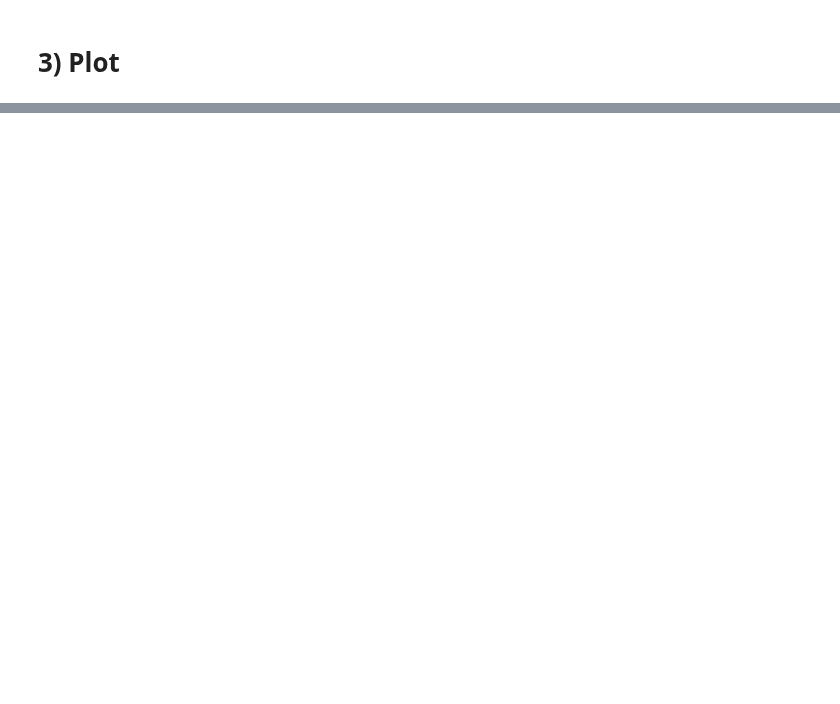
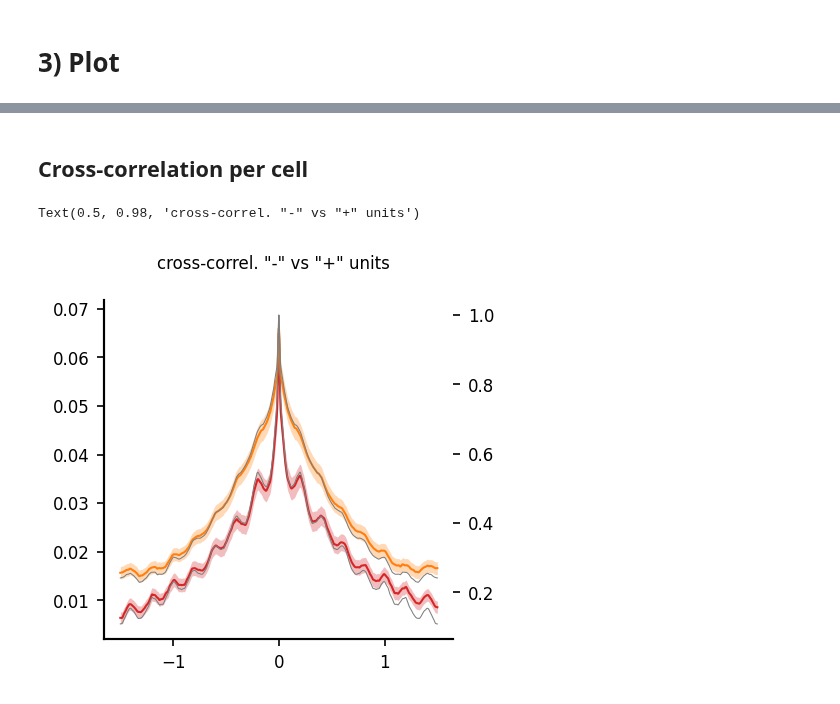
Before and after one commit to yzerlaut/pv-sst-dendrites, a Jupyter notebook: visual_coding/Natural-Movie.ipynb, the cells around one changed output, grey strips where cells are left out. Cells and saved outputs as stored; diff of their text form; code cells hidden in the pictures; blank space fills up the shorter version.

```diff
--- a/visual_coding/Natural-Movie.ipynb
+++ b/visual_coding/Natural-Movie.ipynb
@@ -178,29 +306,42 @@ Text(0.5, 0.98, 'cross-correl. "-" vs "+" units')
+# %% [markdown]
+## Cross-correlation per cell
 # %%
-CCs = {}
+from scipy import signal
+
+window = [-1.5, 1.5]
+
+CCs = {'dt':RATES['time'][1]-RATES['time'][0],
+       'extent':1.5}
+
 for k, key, color in zip(range(2), ['PV', 'SST'], ['tab:red','tab:orange']):
+
     popRate = np.mean(RATES['%s_negUnits' % key], axis=0)
+
+    # positive units
+    CCs[key+'_posUnits'], CCs['time_shift'] = crosscorrel(popRate, popRate, CCs['extent'], CCs['dt'])
+
+    # loop over negative units
     CCs[key+'_negUnits'] = []
-    for u, c in zip(['pos', 'neg'], [color, 'tab:grey']):
-        for rate in RATES['%s_negUnits' % key]:
-            CCF, time_shift = crosscorrel(popRate, rate,
-                                          1.5, RATES['time'][1]-RATES['time'][0])
-            CCs[key+'_negUnits'].append(CCF)
-    CCs[key+'_posUnits'] = crosscorrel(popRate, popRate,
-                                       1.5, RATES['time'][1]-RATES['time'][0])[0]
-CCs['time_shift'] = time_shift
+    for rate in RATES['%s_negUnits' % key]:
+        CCs[key+'_negUnits'].append(\
+                        crosscorrel(popRate, rate, CCs['extent'], CCs['dt'])[0])
+
 np.save(os.path.join('..', 'data', 'visual_coding', 'CC_natural_movie_one.npy'), CCs)
 # %%
 CCs = np.load(os.path.join('..', 'data', 'visual_coding', 'CC_natural_movie_one.npy'),
               allow_pickle=True).item()
 
-fig, ax = plt.subplots(1)
+fig, ax = plt.subplots(1, figsize=(3,3))
 ax2 = ax.twinx()
 
 for k, key, color in zip(range(2), ['PV', 'SST'], ['tab:red','tab:orange']):
     pt.plot(CCs['time_shift'], np.mean(CCs[key+'_negUnits'], axis=0),
             sy=stats.sem(CCs[key+'_negUnits'], axis=0), color=color, ax=ax)
     pt.plot(CCs['time_shift'], CCs[key+'_posUnits'],
             color='tab:grey', lw=0.5, ax=ax2)
 
-pt.set_plot(ax, xlabel='$\delta$ time (s)', xlim=[-1.5,1.5])
+#pt.set_plot(ax, xlabel='$\delta$ time (s)', xlim=[-1.5,1.5])
 fig.suptitle('cross-correl. "-" vs "+" units')
+# %% [output]
+Text(0.5, 0.98, 'cross-correl. "-" vs "+" units')
+[figure, added]
```
Also changed, not shown: parts of 10 cells of this notebook, 2 other files.
